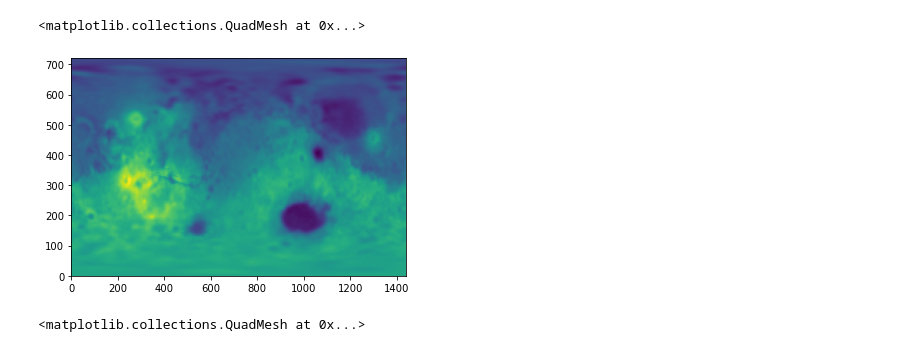
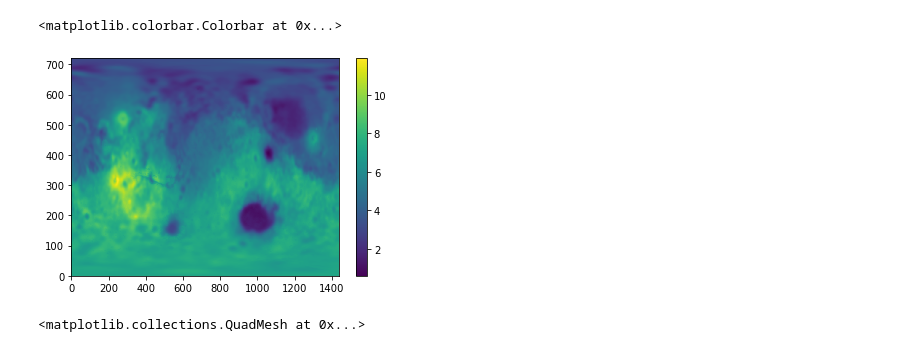
Before and after one commit to siwill22/mars, a Jupyter notebook: mars_vh0.ipynb, the cells around one changed output. Drawn from its saved outputs; the diff is of its cells as text; code cells hidden in the pictures.

```diff
--- a/mars_vh0.ipynb
+++ b/mars_vh0.ipynb
@@ -28,14 +28,15 @@ lons = np.hstack((lons[:,720:],lons[:,:720]+360))
 # %%
 #sus_test = np.zeros_like(sus)
 #sus_test[350:480,100:140] = 5.
 #sus_test = np.random.random(sus.shape)*10.
 
 sus_test = np.copy(sus)*0.0001
 
 plt.pcolormesh(sus_test)
+plt.colorbar()
 # %% [output]
-<matplotlib.collections.QuadMesh at 0x...>
+<matplotlib.colorbar.Colorbar at 0x...>
-[figure, old version]
+[figure, new version]
 # %%
 (HM_IVIM_Mr,
  HM_IVIM_Mtheta,
```
Also changed, not shown: parts of 4 cells of this notebook, 1 other file.
